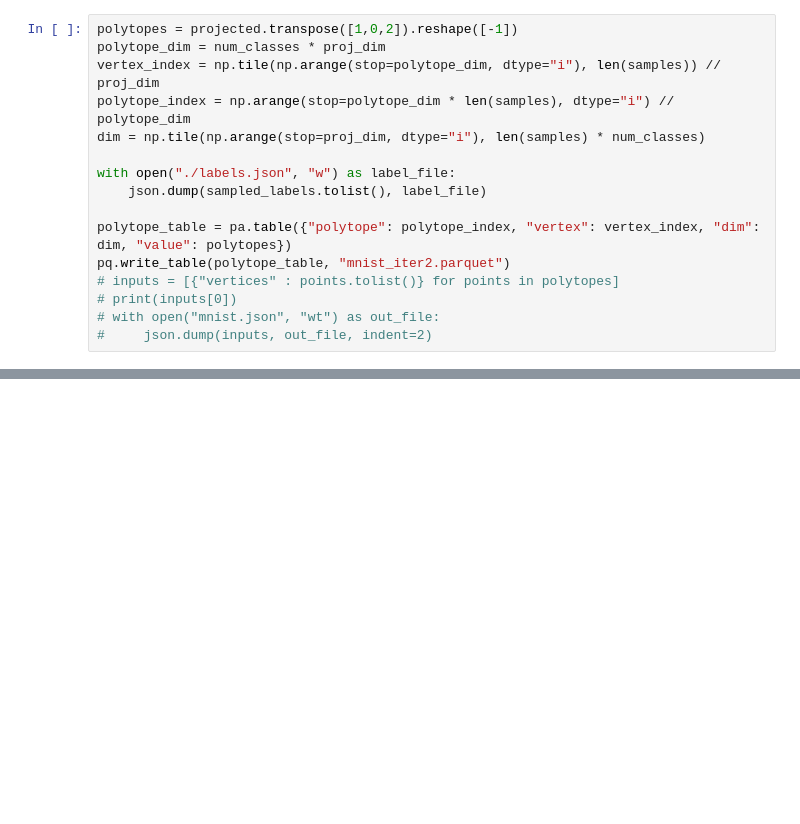
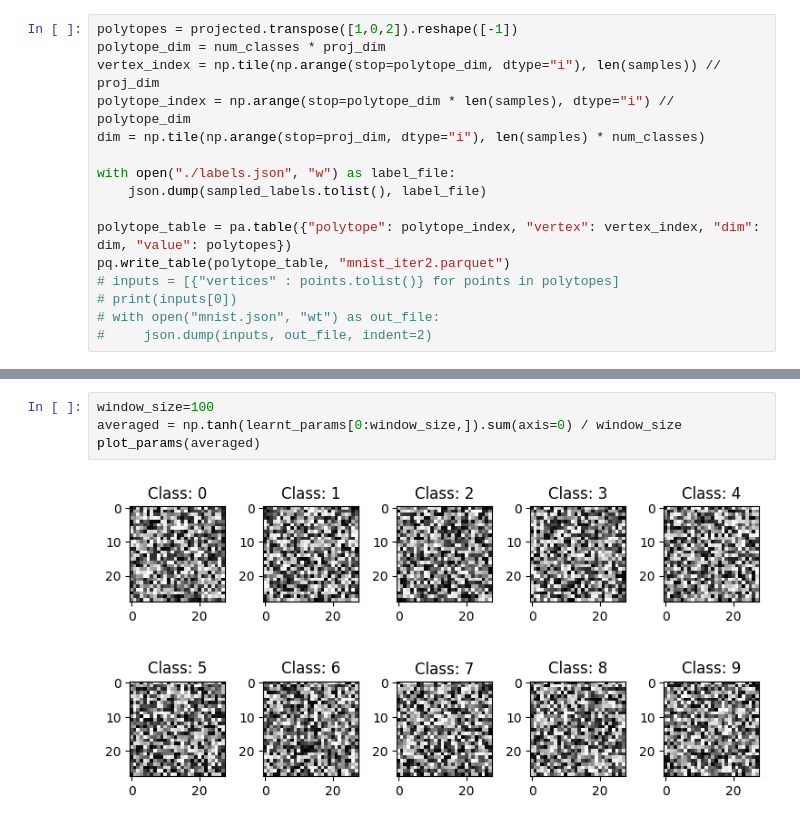
Before and after one commit to aurelienwaite/reverse_search_experiments, a Jupyter notebook: mnist/mnist.ipynb, the cells around one changed output, grey strips where cells are left out. Cells and saved outputs as stored; diff of their text form; blank space fills up the shorter version.

```diff
--- a/mnist/mnist.ipynb
+++ b/mnist/mnist.ipynb
@@ -262,0 +290,6 @@ pq.write_table(polytope_table, "mnist_iter2.parquet")
+# %%
+window_size=100
+averaged = np.tanh(learnt_params[0:window_size,]).sum(axis=0) / window_size
+plot_params(averaged)
+# %% [output]
+[figure, added]
```
Also changed, not shown: parts of 10 cells of this notebook, 2 other files.
